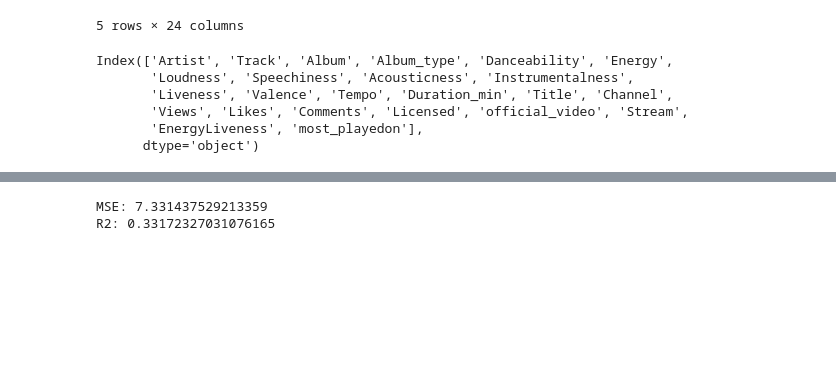
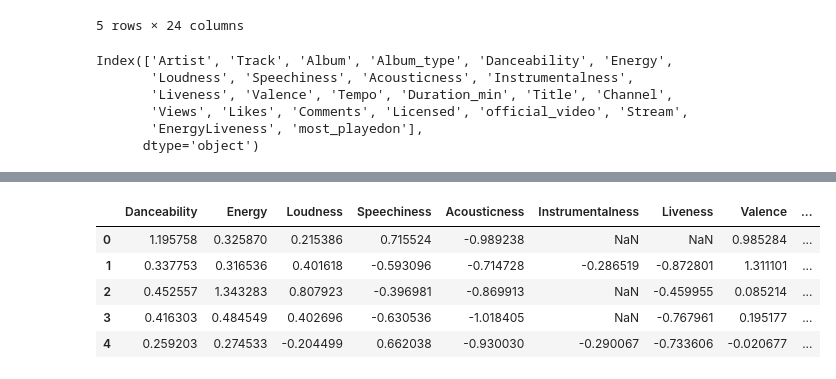
Before and after one commit to jbouniol/ml-project-spotify, a Jupyter notebook: Notebook/Model_Jo.ipynb, the cells around one changed output, grey strips where cells are left out. Drawn from its saved outputs; the diff is of its cells as text; code cells hidden in the pictures; blank space fills up the shorter version.

```diff
--- a/Notebook/Model_Jo.ipynb
+++ b/Notebook/Model_Jo.ipynb
@@ -36 +79,21 @@ Index(['Artist', 'Track', 'Album', 'Album_type', 'Danceability', 'Energy',
+# %%
+
+df_clean=spotify_scaled.copy()
+for col in df_clean.columns:
+  q1=df_clean[col].quantile(0.25)
+  q3=df_clean[col].quantile(0.75)
+  inq=q3-q1
+  filter=(df_clean[col] >= q1-1.5*inq) & (df_clean[col] <= q3+1.5*inq)
+  df_clean[col] = df_clean[col].loc[filter]
+# %%
+#merge the cleaned data with the categorical columns
+spotify_cleaned = pd.concat([df_clean, spotify[['Album_type', 'Artist', 'Title','Album']]], axis=1)
+spotify_cleaned.head()
+# %% [output]
+|  | Danceability | Energy | Loudness | Speechiness | Acousticness | Instrumentalness | Liveness | Valence | ... |
+| 0 | 1.195758 | 0.325870 | 0.215386 | 0.715524 | -0.989238 | NaN | NaN | 0.985284 | ... |
+| 1 | 0.337753 | 0.316536 | 0.401618 | -0.593096 | -0.714728 | -0.286519 | -0.872801 | 1.311101 | ... |
+| 2 | 0.452557 | 1.343283 | 0.807923 | -0.396981 | -0.869913 | NaN | -0.459955 | 0.085214 | ... |
+| 3 | 0.416303 | 0.484549 | 0.402696 | -0.630536 | -1.018405 | NaN | -0.767961 | 0.195177 | ... |
+| 4 | 0.259203 | 0.274533 | -0.204499 | 0.662038 | -0.930030 | -0.290067 | -0.733606 | -0.020677 | ... |
 # %%
@@ -39,7 +104,5 @@ y = np.log1p(spotify['Stream'])
 # %%
 transformer = ColumnTransformer(transformers=[
-   ('num', StandardScaler(), ['Danceability', 'Energy', 'Loudness', 'Speechiness', 'Acousticness',
-                               'Instrumentalness', 'Liveness', 'Valence', 'Tempo', 'Duration_min']),
     ('cat', OneHotEncoder(handle_unknown='ignore'), ['Album_type', 'Artist']),
     ('text_title', TfidfVectorizer(stop_words='english', max_features=100), 'Title'),
     ('text_album', TfidfVectorizer(stop_words='english', max_features=100), 'Album')
@@ -56,9 +119,6 @@ y_pred = pipeline.predict(X_test)
 
 print('MSE:', mean_squared_error(y_test, y_pred))
 print('R2:', r2_score(y_test, y_pred))
-# %% [output]
-MSE: 7.331437529213359
-R2: 0.33172327031076165
 # %%
 np.expm1(mean_squared_error(y_test, y_pred))
 # %% [output]
```
Also changed, not shown: parts of 6 cells of this notebook.
